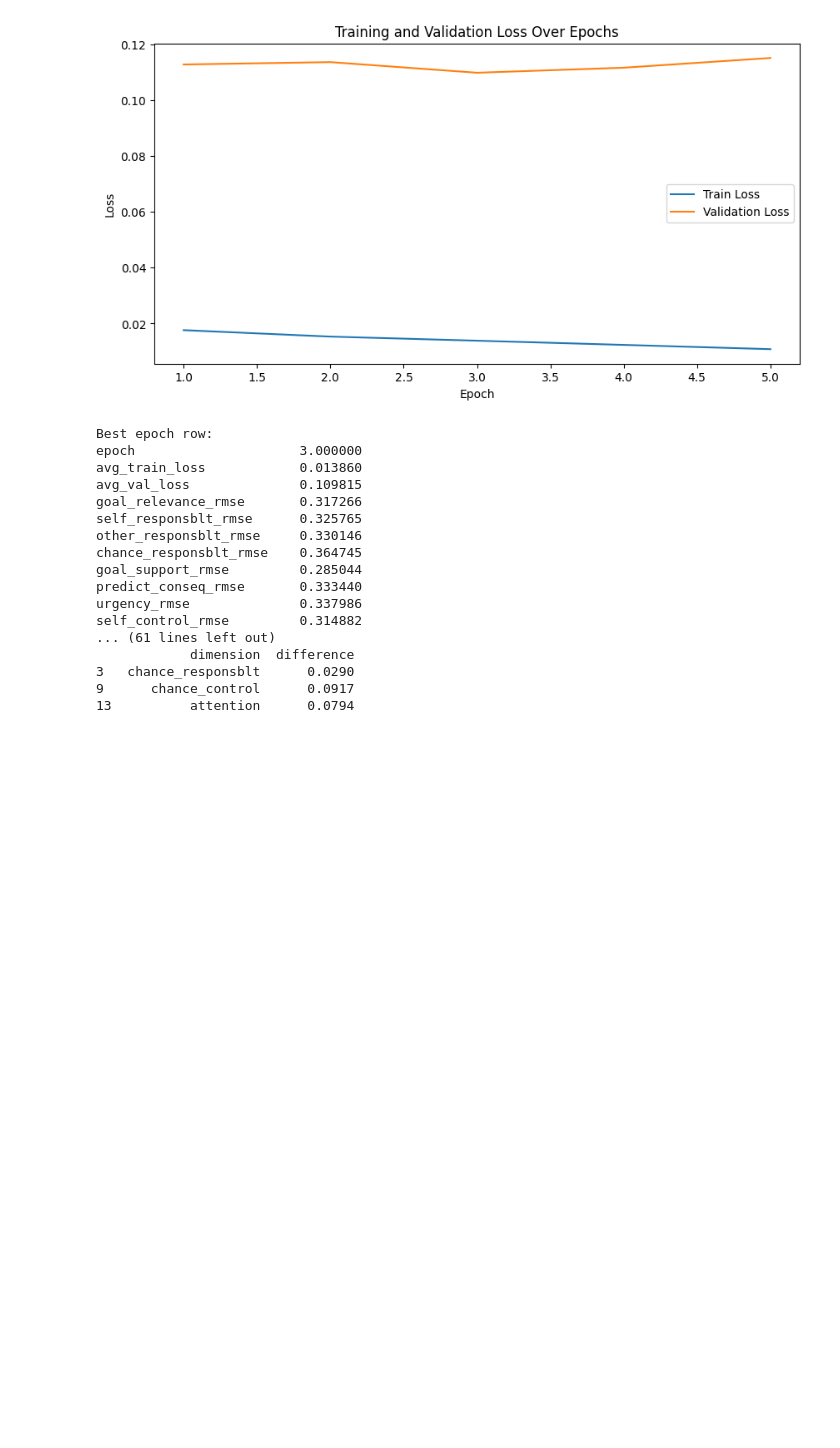
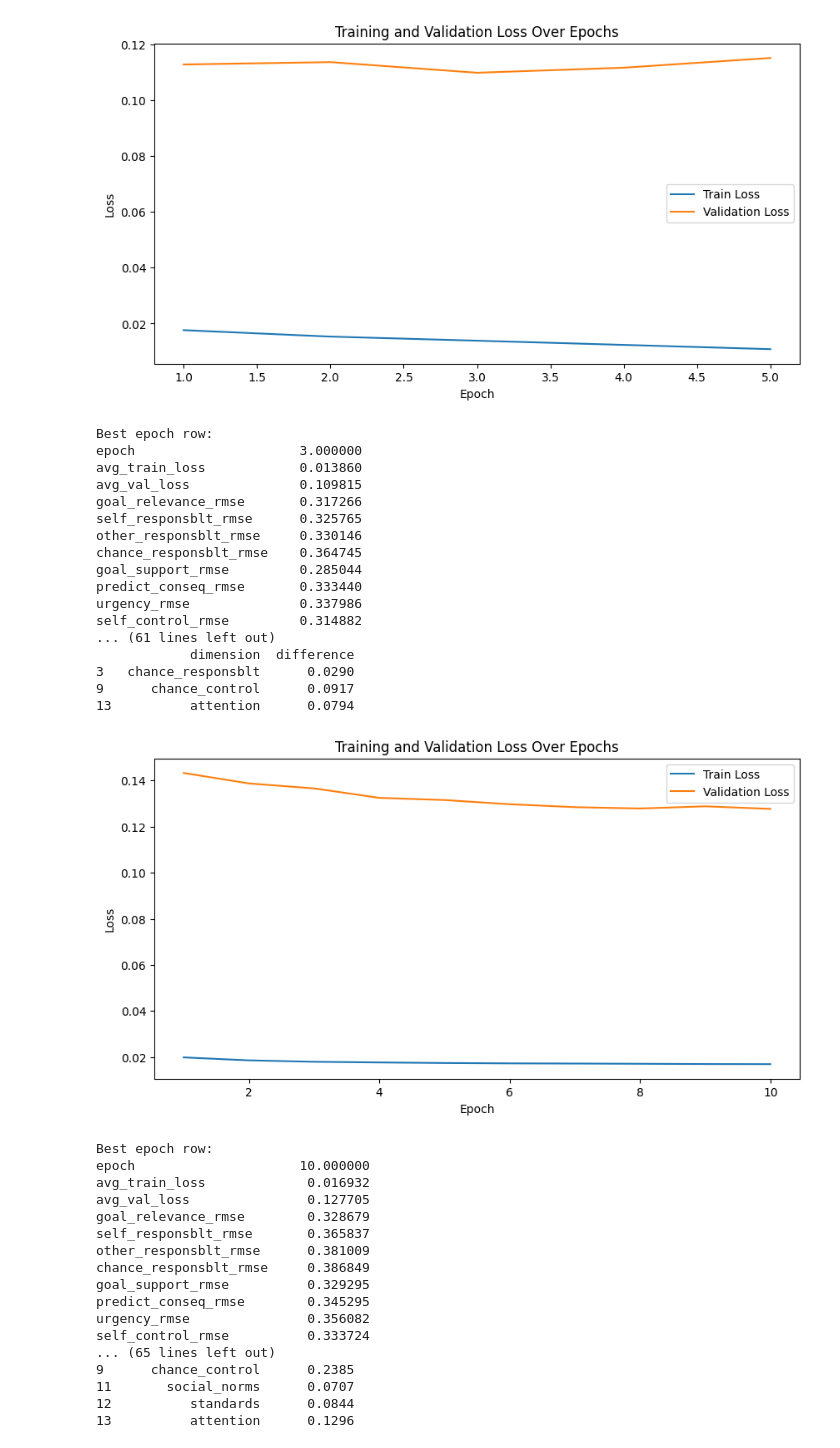
Before and after one commit to sooyeon-l/nlp-appraisal, a Jupyter notebook: notebooks/04_results_analysis.ipynb, the cells around one changed output. Drawn from its saved outputs; the diff is of its cells as text; code cells hidden in the pictures; blank space fills up the shorter version.

```diff
--- a/notebooks/04_results_analysis.ipynb
+++ b/notebooks/04_results_analysis.ipynb
@@ -61,8 +61,11 @@ paper_rmse = {
     'effort':            1.38,
 }
 # %%
-def analyze_training_log(log):
-    import matplotlib.pyplot as plt
+import matplotlib.pyplot as plt
+
+def analyze_training_log(phase_name):
+
+    log = pd.read_csv(REPO_ROOT + f'/outputs/training_log_{phase_name}.csv')
 
     plt.figure(figsize=(10, 5))
     plt.plot(log['epoch'], log['avg_train_loss'], label='Train Loss')
@@ -122,3 +125,32 @@ self_control_rmse         0.314882
 3   chance_responsblt      0.0290
 9      chance_control      0.0917
 13          attention      0.0794
+# %%
+# Analyze the first training log again to confirm results are consistent
+rmse_dict_p1frozen, rmse_df = analyze_training_log("phase1")
+worse_than_paper_df_p1frozen,comparison_df = compare_to_paper(rmse_dict_p1frozen, paper_rmse)
+print(rmse_dict_p1frozen)
+print(rmse_df)
+print("Average scaled RMSE across dimensions:", np.mean(list(rmse_dict_p1frozen.values())).round(4) * 4)
+print(comparison_df)
+print("Dimensions where model performs worse than paper:")
+print(worse_than_paper_df_p1frozen)
+# %% [output]
+[figure, added]
+Best epoch row:
+epoch                     10.000000
+avg_train_loss             0.016932
+avg_val_loss               0.127705
+goal_relevance_rmse        0.328679
+self_responsblt_rmse       0.365837
+other_responsblt_rmse      0.381009
+chance_responsblt_rmse     0.386849
+goal_support_rmse          0.329295
+predict_conseq_rmse        0.345295
+urgency_rmse               0.356082
+self_control_rmse          0.333724
+... (65 lines left out)
+9      chance_control      0.2385
+11       social_norms      0.0707
+12          standards      0.0844
+13          attention      0.1296
```
Also changed, not shown: parts of 7 cells of this notebook, 2 other files.
